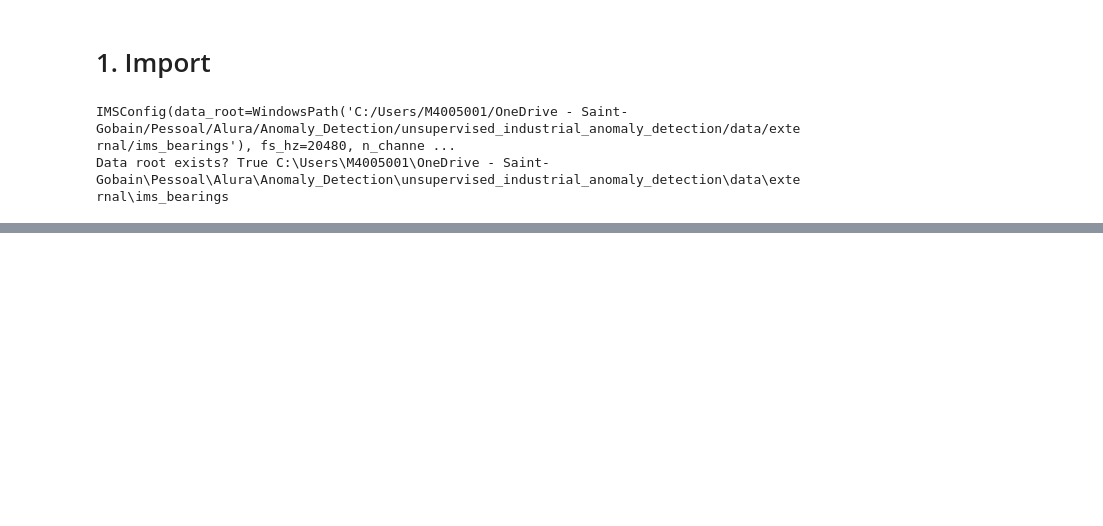
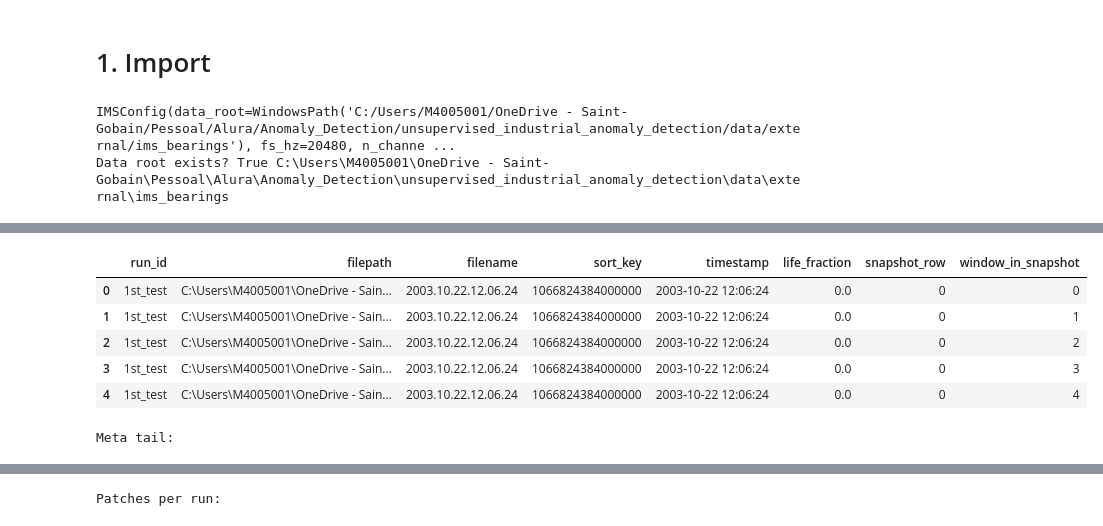
Before and after one commit to marioandrededeus/unsupervised-industrial-anomaly-detection, a Jupyter notebook: experiments/exp_b_ims_stft_autoencoder/notebooks/02_experiment_b_stft_autoencoder_ims.ipynb, the cells around one changed output, grey strips where cells are left out. Drawn from its saved outputs; the diff is of its cells as text; code cells hidden in the pictures; blank space fills up the shorter version.

```diff
--- a/experiments/exp_b_ims_stft_autoencoder/notebooks/02_experiment_b_stft_autoencoder_ims.ipynb
+++ b/experiments/exp_b_ims_stft_autoencoder/notebooks/02_experiment_b_stft_autoencoder_ims.ipynb
@@ -155,0 +295,20 @@ dtype: object
+# %%
+def snapshot_to_patches(filepath: str, cfg: IMSConfig) -> np.ndarray:
+    x = read_ims_snapshot(filepath)
+    x_ch = x[:, cfg.use_channel]
+    W = window_1d(x_ch, cfg.window_size, cfg.overlap)
+
+    patches = np.stack(
+        [
+            stft_patch(
+                w,
+                cfg.fs_hz,
+                cfg.stft_nperseg,
+                cfg.stft_noverlap,
+                cfg.stft_nfft
+            )
+            for w in W
+        ],
+        axis=0
+    )
+    return patches
@@ -155,0 +362,52 @@ dtype: object
+# %%
+# ---------------------------------------------------------
+# Build STFT patch dataset (initial sanity run)
+# ---------------------------------------------------------
+
+# Start small for speed and memory safety
+# (increase or remove max_files_per_run after validation)
+X_patches, meta = build_patch_index(
+    index_df=index_df,
+    cfg=cfg,
+    max_files_per_run=50
+)
+
+print("STFT patch dataset:")
+print(f"  X_patches shape: {X_patches.shape}")
+print(f"  X_patches dtype: {X_patches.dtype}")
+print(f"  Meta shape:      {meta.shape}")
+
+# Basic sanity checks
+print("\nSanity checks:")
+print(f"  Any NaNs in X_patches: {np.isnan(X_patches).any()}")
+print(f"  Any infs in X_patches: {np.isinf(X_patches).any()}")
+
+# Inspect metadata
+print("\nMeta columns:")
+print(meta.columns.tolist())
+
+print("\nMeta head:")
+display(meta.head())
+
+print("\nMeta tail:")
+display(meta.tail())
+
+# Check distribution by run
+print("\nPatches per run:")
+display(
+    meta.groupby("run_id")
+        .agg(n_patches=("window_in_snapshot", "count"))
+        .sort_values("n_patches", ascending=False)
+)
+
+# Check snapshot coverage
+print("\nUnique snapshots per run:")
+display(
+    meta.groupby("run_id")
+        .agg(
+            n_snapshots=("filepath", "nunique"),
+            min_life=("life_fraction", "min"),
+            max_life=("life_fraction", "max"),
+        )
+)
+# %% [output]
@@ -155,0 +427,7 @@ dtype: object
+|  | run_id | filepath | filename | sort_key | timestamp | life_fraction | snapshot_row | window_in_snapshot |
+| 0 | 1st_test | C:\Users\M4005001\OneDrive - Sain... | 2003.10.22.12.06.24 | 1066824384000000 | 2003-10-22 12:06:24 | 0.0 | 0 | 0 |
+| 1 | 1st_test | C:\Users\M4005001\OneDrive - Sain... | 2003.10.22.12.06.24 | 1066824384000000 | 2003-10-22 12:06:24 | 0.0 | 0 | 1 |
+| 2 | 1st_test | C:\Users\M4005001\OneDrive - Sain... | 2003.10.22.12.06.24 | 1066824384000000 | 2003-10-22 12:06:24 | 0.0 | 0 | 2 |
+| 3 | 1st_test | C:\Users\M4005001\OneDrive - Sain... | 2003.10.22.12.06.24 | 1066824384000000 | 2003-10-22 12:06:24 | 0.0 | 0 | 3 |
+| 4 | 1st_test | C:\Users\M4005001\OneDrive - Sain... | 2003.10.22.12.06.24 | 1066824384000000 | 2003-10-22 12:06:24 | 0.0 | 0 | 4 |
+Meta tail:
@@ -155,0 +440 @@ dtype: object
+Patches per run:
```
Also changed, not shown: parts of 13 cells of this notebook.
